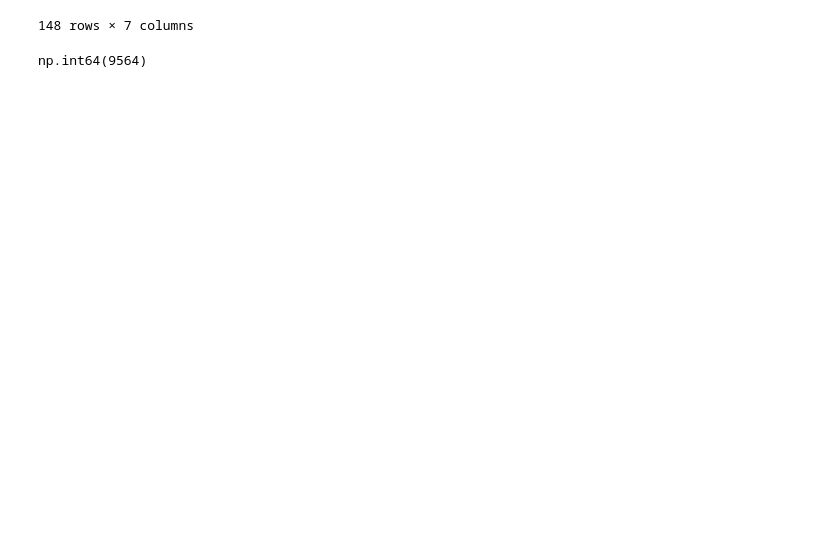
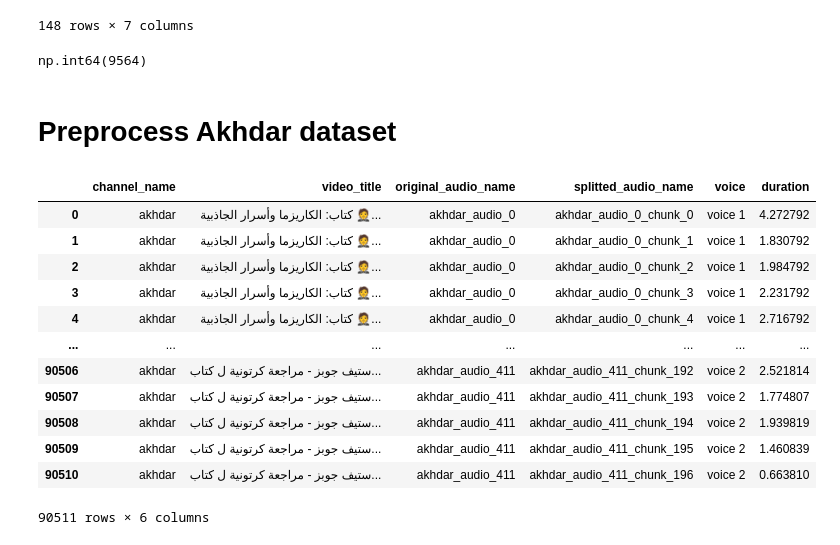
Before and after one commit to Mayyarkmp/Egyptian-Text-To-Speech, a Jupyter notebook: clean_data.ipynb, the cells around one changed output. Saved outputs shown, nothing was run; the diff lists cells and outputs as text; code cells hidden in the pictures; blank space fills up the shorter version.

```diff
--- a/clean_data.ipynb
+++ b/clean_data.ipynb
@@ -189,3 +269,5 @@ total = sum1 + sum2 + sum3
 total
 # %% [output]
 np.int64(9564)
+# %% [markdown]
+# Preprocess Akhdar dataset
@@ -191,0 +276,17 @@ np.int64(9564)
+# %%
+df = pd.read_csv('./datasets_csv/audio_text_datasets/akhdar_splitted_audio_new.csv')
+df
+# %% [output]
+|  | channel_name | video_title | original_audio_name | splitted_audio_name | voice | duration |
+| 0 | akhdar | كتاب: الكاريزما وأسرار الجاذبية 🤵... | akhdar_audio_0 | akhdar_audio_0_chunk_0 | voice 1 | 4.272792 |
+| 1 | akhdar | كتاب: الكاريزما وأسرار الجاذبية 🤵... | akhdar_audio_0 | akhdar_audio_0_chunk_1 | voice 1 | 1.830792 |
+| 2 | akhdar | كتاب: الكاريزما وأسرار الجاذبية 🤵... | akhdar_audio_0 | akhdar_audio_0_chunk_2 | voice 1 | 1.984792 |
+| 3 | akhdar | كتاب: الكاريزما وأسرار الجاذبية 🤵... | akhdar_audio_0 | akhdar_audio_0_chunk_3 | voice 1 | 2.231792 |
+| 4 | akhdar | كتاب: الكاريزما وأسرار الجاذبية 🤵... | akhdar_audio_0 | akhdar_audio_0_chunk_4 | voice 1 | 2.716792 |
+| ... | ... | ... | ... | ... | ... | ... |
+| 90506 | akhdar | ستيف جوبز - مراجعة كرتونية ل كتاب... | akhdar_audio_411 | akhdar_audio_411_chunk_192 | voice 2 | 2.521814 |
+| 90507 | akhdar | ستيف جوبز - مراجعة كرتونية ل كتاب... | akhdar_audio_411 | akhdar_audio_411_chunk_193 | voice 2 | 1.774807 |
+| 90508 | akhdar | ستيف جوبز - مراجعة كرتونية ل كتاب... | akhdar_audio_411 | akhdar_audio_411_chunk_194 | voice 2 | 1.939819 |
+| 90509 | akhdar | ستيف جوبز - مراجعة كرتونية ل كتاب... | akhdar_audio_411 | akhdar_audio_411_chunk_195 | voice 2 | 1.460839 |
+| 90510 | akhdar | ستيف جوبز - مراجعة كرتونية ل كتاب... | akhdar_audio_411 | akhdar_audio_411_chunk_196 | voice 2 | 0.663810 |
+90511 rows × 6 columns
```
Also changed, not shown: parts of 33 cells of this notebook, 13 other files.
